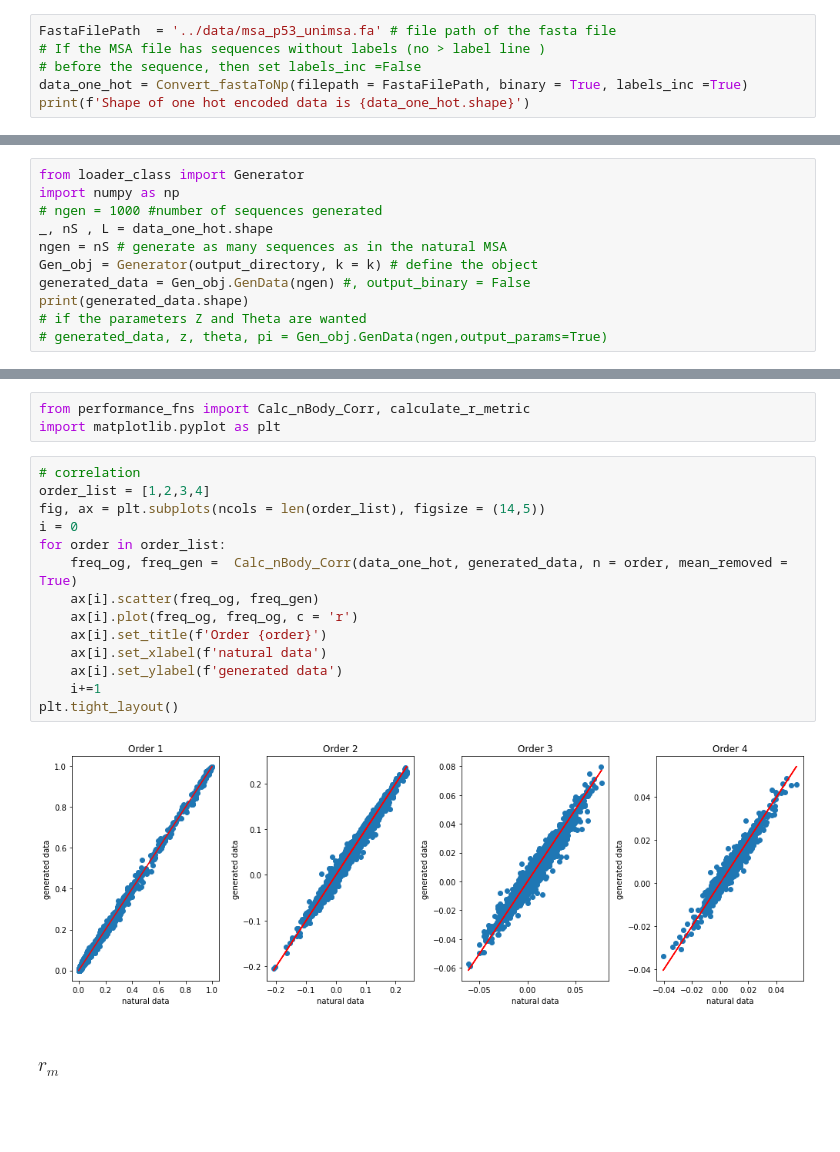
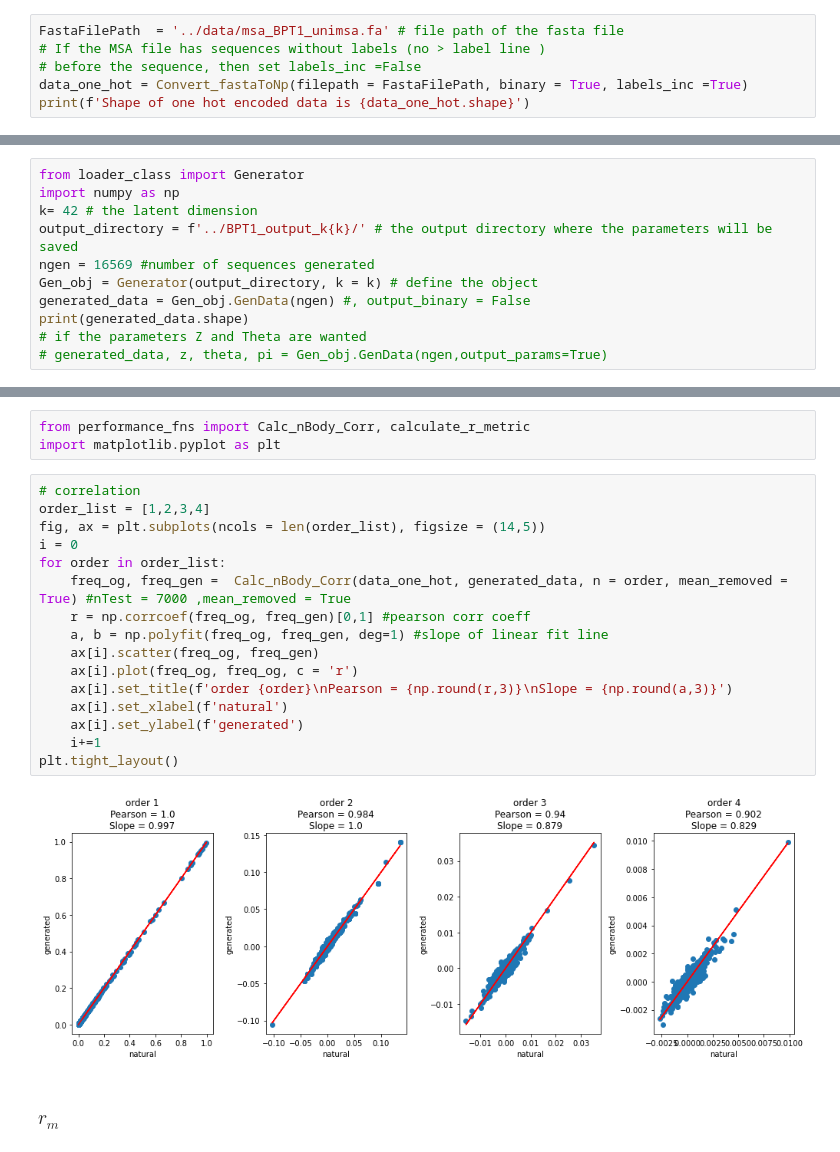
Before and after one commit to hodaakl/GENERALIST, a Jupyter notebook: jupyter/generalist_tutorial.ipynb, the cells around one changed output, grey strips where cells are left out. Saved outputs shown, nothing was run; the diff lists cells and outputs as text; blank space fills up the shorter version.

```diff
--- a/jupyter/generalist_tutorial.ipynb
+++ b/jupyter/generalist_tutorial.ipynb
@@ -24,7 +24,7 @@ To run generalist we need to one hot encode the msa. The function ``Convert_fast
 
 If you are working with another type of categorical you can one hot encode your data to be of the shape ==> [Number of categories , Number of samples , Number of features] and run GENERALIST on that.
 # %%
-FastaFilePath  = '../data/msa_p53_unimsa.fa' # file path of the fasta file
+FastaFilePath  = '../data/msa_BPT1_unimsa.fa' # file path of the fasta file
 # If the MSA file has sequences without labels (no > label line )
 # before the sequence, then set labels_inc =False
 data_one_hot = Convert_fastaToNp(filepath = FastaFilePath, binary = True, labels_inc =True)
@@ -71,9 +71,9 @@ The method ``GenData`` uses those parameters loaded in ``Generator`` object to s
 # %%
 from loader_class import Generator
 import numpy as np
-# ngen = 1000 #number of sequences generated
-_, nS , L = data_one_hot.shape
-ngen = nS # generate as many sequences as in the natural MSA
+k= 42 # the latent dimension
+output_directory = f'../BPT1_output_k{k}/' # the output directory where the parameters will be saved
+ngen = 16569 #number of sequences generated
 Gen_obj = Generator(output_directory, k = k) # define the object
 generated_data = Gen_obj.GenData(ngen) #, output_binary = False
 print(generated_data.shape)
@@ -107,18 +111,20 @@ import matplotlib.pyplot as plt
 # %%
 # correlation
 order_list = [1,2,3,4]
 fig, ax = plt.subplots(ncols = len(order_list), figsize = (14,5))
 i = 0
 for order in order_list:
-    freq_og, freq_gen =  Calc_nBody_Corr(data_one_hot, generated_data, n = order, mean_removed = True)
+    freq_og, freq_gen =  Calc_nBody_Corr(data_one_hot, generated_data, n = order, mean_removed = True) #nTest = 7000 ,mean_removed = True
+    r = np.corrcoef(freq_og, freq_gen)[0,1] #pearson corr coeff
+    a, b = np.polyfit(freq_og, freq_gen, deg=1) #slope of linear fit line
     ax[i].scatter(freq_og, freq_gen)
     ax[i].plot(freq_og, freq_og, c = 'r')
-    ax[i].set_title(f'Order {order}')
-    ax[i].set_xlabel(f'natural data')
-    ax[i].set_ylabel(f'generated data')
+    ax[i].set_title(f'order {order}\nPearson = {np.round(r,3)}\nSlope = {np.round(a,3)}')
+    ax[i].set_xlabel(f'natural')
+    ax[i].set_ylabel(f'generated')
     i+=1
 plt.tight_layout()
 # %% [output]
-[figure, old version]
+[figure, new version]
 # %% [markdown]
 ### $r_m$
```
Also changed, not shown: parts of 13 cells of this notebook.
